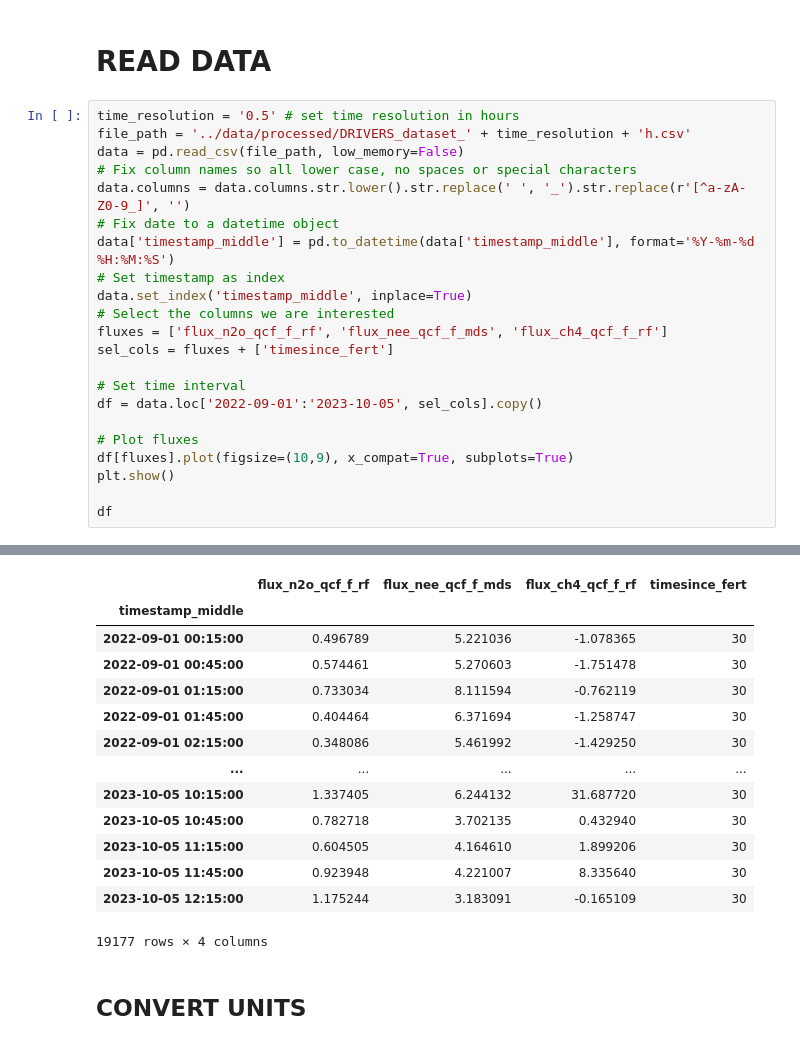
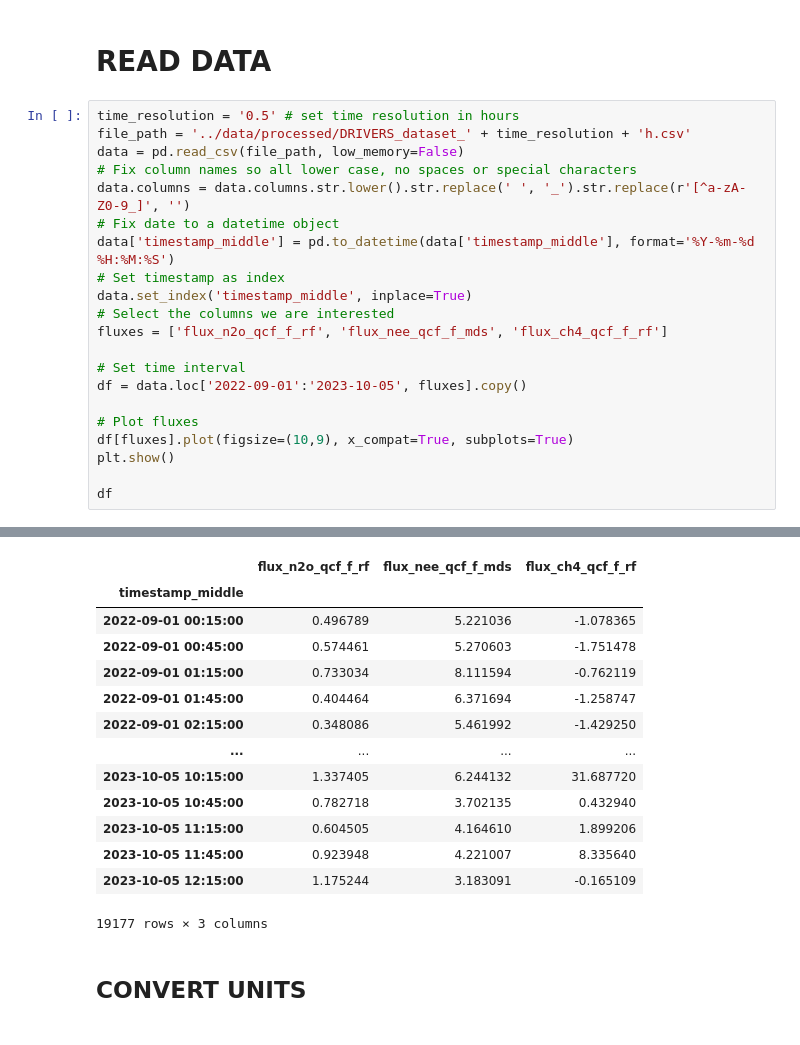
Before and after one commit to fabioturc/n2o-wheat-drivers-sources, a Jupyter notebook: notebooks/DRIVERS_10_emission_factor_ghg_budgets.ipynb, the cells around one changed output, grey strips where cells are left out. Saved outputs shown, nothing was run; the diff lists cells and outputs as text.

```diff
--- a/notebooks/DRIVERS_10_emission_factor_ghg_budgets.ipynb
+++ b/notebooks/DRIVERS_10_emission_factor_ghg_budgets.ipynb
@@ -10,41 +10,40 @@ import matplotlib.pyplot as plt # matplotlib is a basic ploting library of Pytho
 # %%
 time_resolution = '0.5' # set time resolution in hours
 file_path = '../data/processed/DRIVERS_dataset_' + time_resolution + 'h.csv'
 data = pd.read_csv(file_path, low_memory=False)
 # Fix column names so all lower case, no spaces or special characters
 data.columns = data.columns.str.lower().str.replace(' ', '_').str.replace(r'[^a-zA-Z0-9_]', '')
 # Fix date to a datetime object
 data['timestamp_middle'] = pd.to_datetime(data['timestamp_middle'], format='%Y-%m-%d %H:%M:%S')
 # Set timestamp as index
 data.set_index('timestamp_middle', inplace=True)
 # Select the columns we are interested
 fluxes = ['flux_n2o_qcf_f_rf', 'flux_nee_qcf_f_mds', 'flux_ch4_qcf_f_rf']
-sel_cols = fluxes + ['timesince_fert']
 
 # Set time interval
-df = data.loc['2022-09-01':'2023-10-05', sel_cols].copy()
+df = data.loc['2022-09-01':'2023-10-05', fluxes].copy()
 
 # Plot fluxes
 df[fluxes].plot(figsize=(10,9), x_compat=True, subplots=True)
 plt.show()
 
 df
 # %% [output]
 [figure]
-|  | flux_n2o_qcf_f_rf | flux_nee_qcf_f_mds | flux_ch4_qcf_f_rf | timesince_fert |
-| timestamp_middle |  |  |  |  |
-| 2022-09-01 00:15:00 | 0.496789 | 5.221036 | -1.078365 | 30 |
-| 2022-09-01 00:45:00 | 0.574461 | 5.270603 | -1.751478 | 30 |
-| 2022-09-01 01:15:00 | 0.733034 | 8.111594 | -0.762119 | 30 |
-| 2022-09-01 01:45:00 | 0.404464 | 6.371694 | -1.258747 | 30 |
-| 2022-09-01 02:15:00 | 0.348086 | 5.461992 | -1.429250 | 30 |
-| ... | ... | ... | ... | ... |
-| 2023-10-05 10:15:00 | 1.337405 | 6.244132 | 31.687720 | 30 |
-| 2023-10-05 10:45:00 | 0.782718 | 3.702135 | 0.432940 | 30 |
-| 2023-10-05 11:15:00 | 0.604505 | 4.164610 | 1.899206 | 30 |
-| 2023-10-05 11:45:00 | 0.923948 | 4.221007 | 8.335640 | 30 |
-| 2023-10-05 12:15:00 | 1.175244 | 3.183091 | -0.165109 | 30 |
+|  | flux_n2o_qcf_f_rf | flux_nee_qcf_f_mds | flux_ch4_qcf_f_rf |
+| timestamp_middle |  |  |  |
+| 2022-09-01 00:15:00 | 0.496789 | 5.221036 | -1.078365 |
+| 2022-09-01 00:45:00 | 0.574461 | 5.270603 | -1.751478 |
+| 2022-09-01 01:15:00 | 0.733034 | 8.111594 | -0.762119 |
+| 2022-09-01 01:45:00 | 0.404464 | 6.371694 | -1.258747 |
+| 2022-09-01 02:15:00 | 0.348086 | 5.461992 | -1.429250 |
+| ... | ... | ... | ... |
+| 2023-10-05 10:15:00 | 1.337405 | 6.244132 | 31.687720 |
+| 2023-10-05 10:45:00 | 0.782718 | 3.702135 | 0.432940 |
+| 2023-10-05 11:15:00 | 0.604505 | 4.164610 | 1.899206 |
+| 2023-10-05 11:45:00 | 0.923948 | 4.221007 | 8.335640 |
+| 2023-10-05 12:15:00 | 1.175244 | 3.183091 | -0.165109 |
-19177 rows × 4 columns
+19177 rows × 3 columns
 # %% [markdown]
 ## CONVERT UNITS
 # %% [markdown]
```
Also changed, not shown: parts of 5 cells of this notebook.
